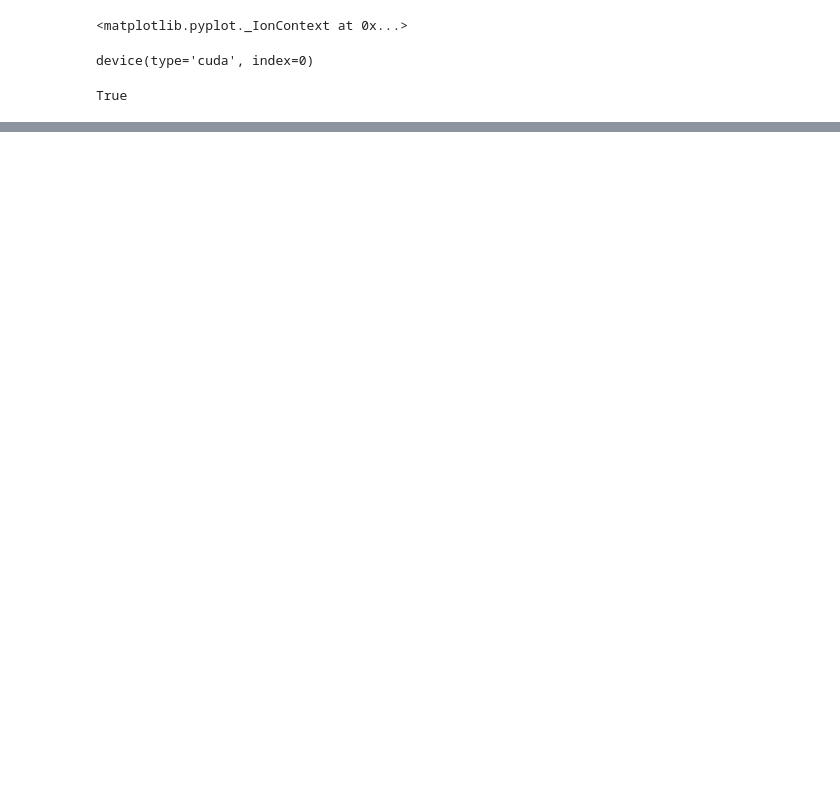
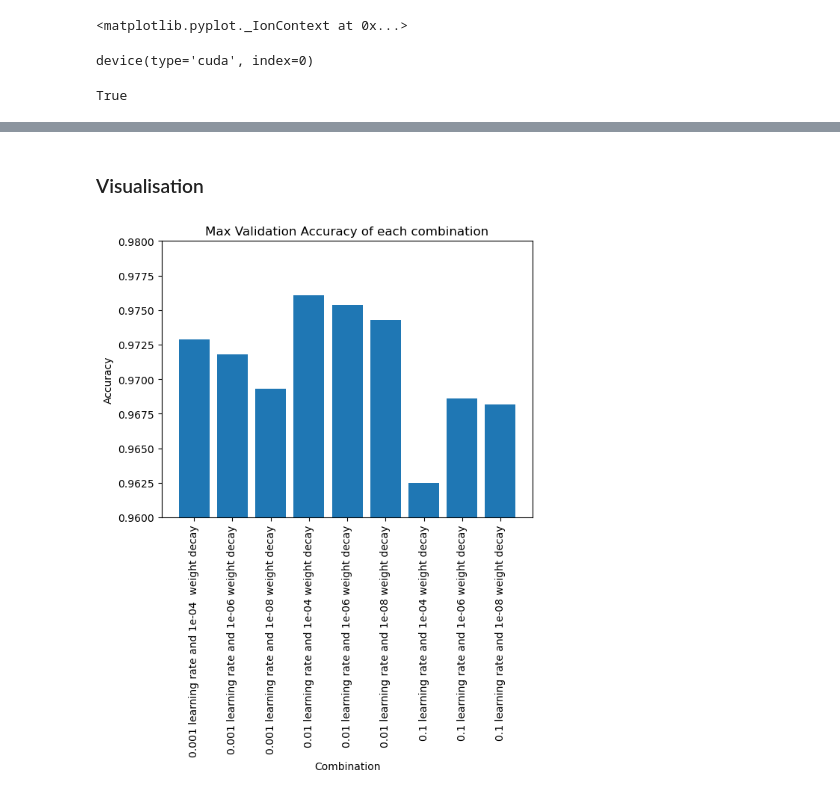
Before and after one commit to HassenMhenni/TER, a Jupyter notebook: ResNet Hyper-parameters Tuning.ipynb, the cells around one changed output, grey strips where cells are left out. Saved outputs shown, nothing was run; the diff lists cells and outputs as text; code cells hidden in the pictures; blank space fills up the shorter version.

```diff
--- a/ResNet Hyper-parameters Tuning.ipynb
+++ b/ResNet Hyper-parameters Tuning.ipynb
@@ -193,3 +194,27 @@ the best parameters combination is a learning rate of 0.01 and weight decay of 1
 # %%
 #save the model
 torch.save(best_model[0].state_dict(), 'best_ResNet.pth')
+# %% [markdown]
+### Visualisation
+# %%
+combination = ['0.001 learning rate and 1e-04  weight decay',
+               '0.001 learning rate and 1e-06 weight decay',
+               '0.001 learning rate and 1e-08 weight decay',
+               '0.01 learning rate and 1e-04 weight decay',
+               '0.01 learning rate and 1e-06 weight decay',
+               '0.01 learning rate and 1e-08 weight decay',
+               '0.1 learning rate and 1e-04 weight decay',
+               '0.1 learning rate and 1e-06 weight decay',
+               '0.1 learning rate and 1e-08 weight decay']
+
+val_acc = [0.9729, 0.9718, 0.9693, 0.9761, 0.9754, 0.9743, 0.9625, 0.9686, 0.9682]
+
+plt.bar(combination, val_acc)
+plt.xlabel('Combination')
+plt.ylabel('Accuracy')
+plt.title('Max Validation Accuracy of each combination')
+plt.ylim(0.96, 0.98, 0.001)
+plt.xticks(rotation=90)
+plt.show()
+# %% [output]
+[figure, added]
```
Also changed, not shown: parts of 3 cells of this notebook, 2 other files.
